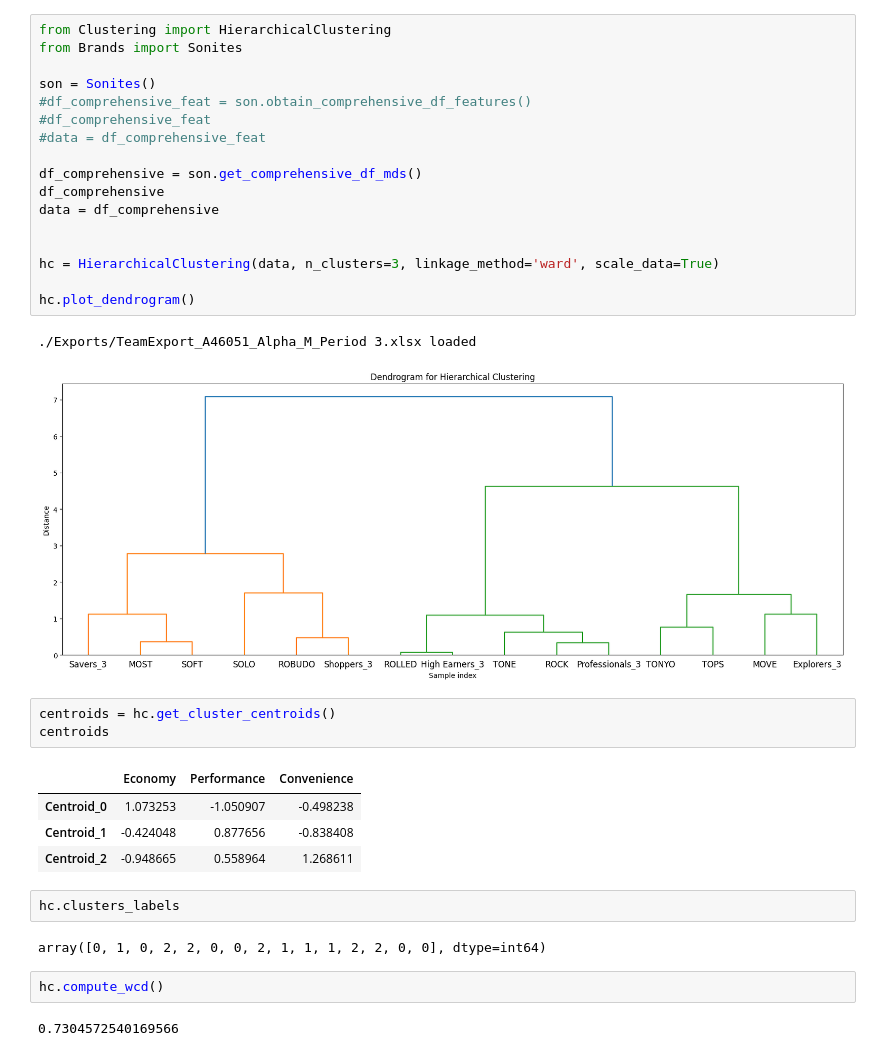
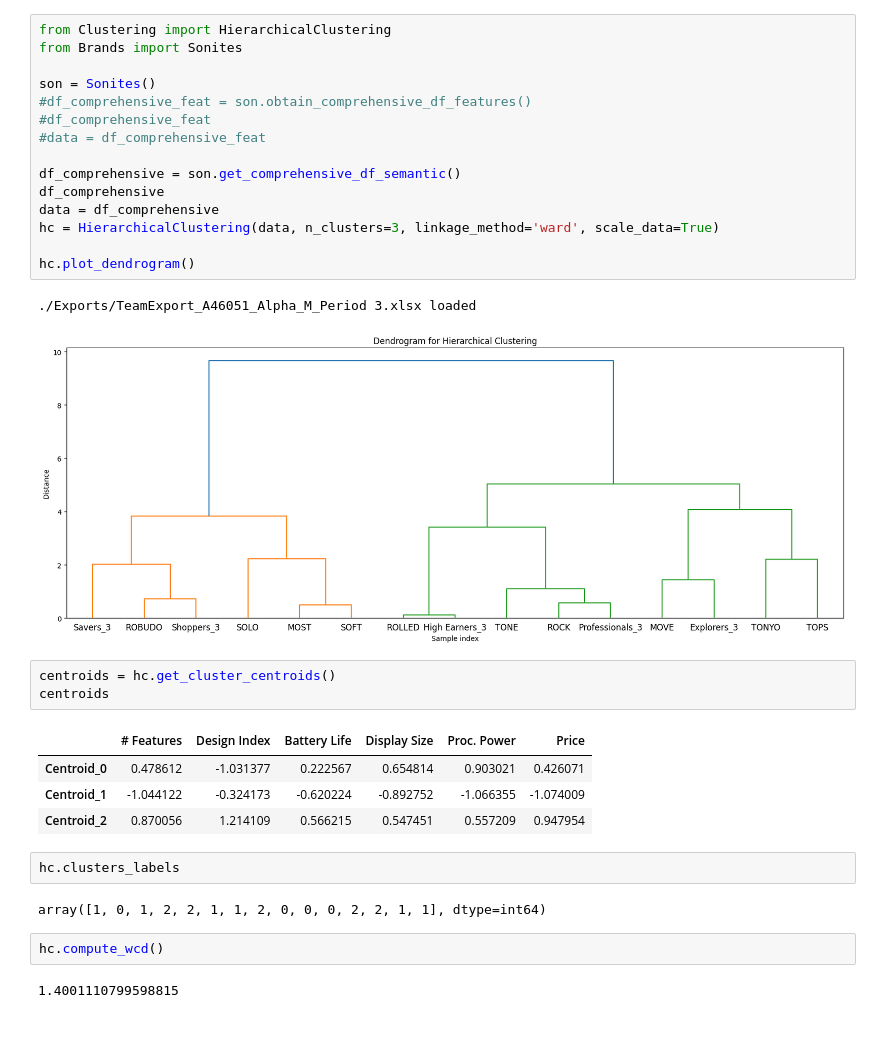
Before and after one commit to FedericoCortesi/Markstrat, a Jupyter notebook: clustering.ipynb, the cells around one changed output. Drawn from its saved outputs; the diff is of its cells as text; blank space fills up the shorter version.

```diff
--- a/clustering.ipynb
+++ b/clustering.ipynb
@@ -1,36 +1,34 @@
 # %%
 from Clustering import HierarchicalClustering
 from Brands import Sonites
 
 son = Sonites()
 #df_comprehensive_feat = son.obtain_comprehensive_df_features()
 #df_comprehensive_feat
 #data = df_comprehensive_feat
 
-df_comprehensive = son.get_comprehensive_df_mds()
+df_comprehensive = son.get_comprehensive_df_semantic()
 df_comprehensive
 data = df_comprehensive
-
-
 hc = HierarchicalClustering(data, n_clusters=3, linkage_method='ward', scale_data=True)
 
 hc.plot_dendrogram()
 # %% [output]
 ./Exports/TeamExport_A46051_Alpha_M_Period 3.xlsx loaded
-[figure, old version]
+[figure, new version]
 # %%
 centroids = hc.get_cluster_centroids()
 centroids
 # %% [output]
-|  | Economy | Performance | Convenience |
-| Centroid_0 | 1.073253 | -1.050907 | -0.498238 |
-| Centroid_1 | -0.424048 | 0.877656 | -0.838408 |
-| Centroid_2 | -0.948665 | 0.558964 | 1.268611 |
+|  | # Features | Design Index | Battery Life | Display Size | Proc. Power | Price |
+| Centroid_0 | 0.478612 | -1.031377 | 0.222567 | 0.654814 | 0.903021 | 0.426071 |
+| Centroid_1 | -1.044122 | -0.324173 | -0.620224 | -0.892752 | -1.066355 | -1.074009 |
+| Centroid_2 | 0.870056 | 1.214109 | 0.566215 | 0.547451 | 0.557209 | 0.947954 |
 # %%
 hc.clusters_labels
 # %% [output]
-array([0, 1, 0, 2, 2, 0, 0, 2, 1, 1, 1, 2, 2, 0, 0], dtype=int64)
+array([1, 0, 1, 2, 2, 1, 1, 2, 0, 0, 0, 2, 2, 1, 1], dtype=int64)
 # %%
 hc.compute_wcd()
 # %% [output]
-0.7304572540169566
+1.4001110799598815
```
Also changed, not shown: parts of 2 cells of this notebook, 7 other files.
